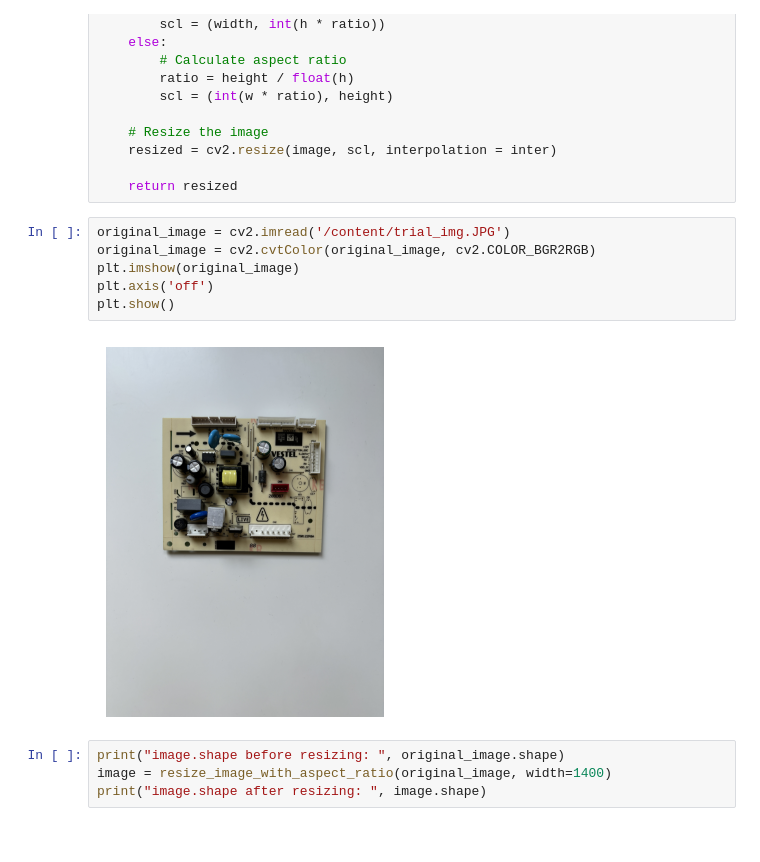
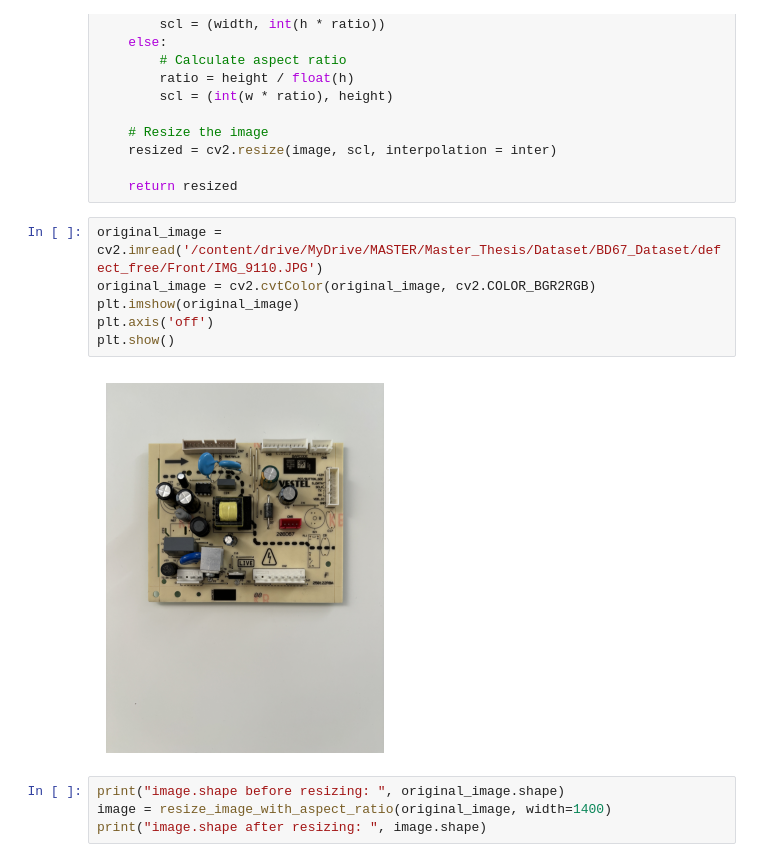
Before and after one commit to Ata-Pab/Machine_Learning, a Jupyter notebook: segment_anything_model_SAM/segment_anything_model_SAM.ipynb, the cells around one changed output. Cells and saved outputs as stored; diff of their text form.

```diff
--- a/segment_anything_model_SAM/segment_anything_model_SAM.ipynb
+++ b/segment_anything_model_SAM/segment_anything_model_SAM.ipynb
@@ -105,13 +80,13 @@ def resize_image_with_aspect_ratio(image, width = None, height = None, inter = c
 
     return resized
 # %%
-original_image = cv2.imread('/content/trial_img.JPG')
+original_image = cv2.imread('/content/drive/MyDrive/MASTER/Master_Thesis/Dataset/BD67_Dataset/defect_free/Front/IMG_9110.JPG')
 original_image = cv2.cvtColor(original_image, cv2.COLOR_BGR2RGB)
 plt.imshow(original_image)
 plt.axis('off')
 plt.show()
 # %% [output]
-[figure, old version]
+[figure, new version]
 # %%
 print("image.shape before resizing: ", original_image.shape)
 image = resize_image_with_aspect_ratio(original_image, width=1400)
```
Also changed, not shown: parts of 18 cells of this notebook.
